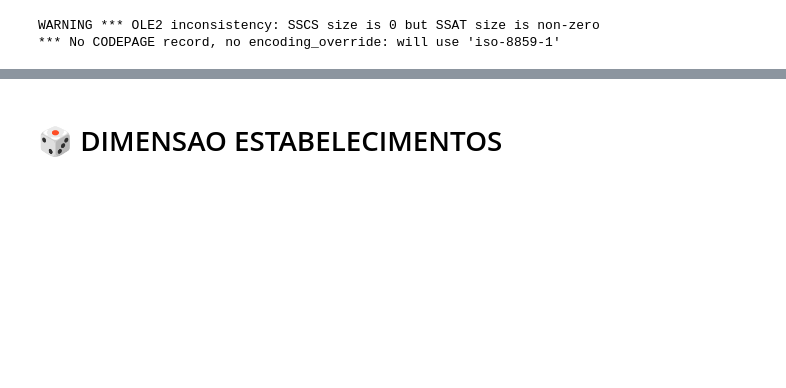
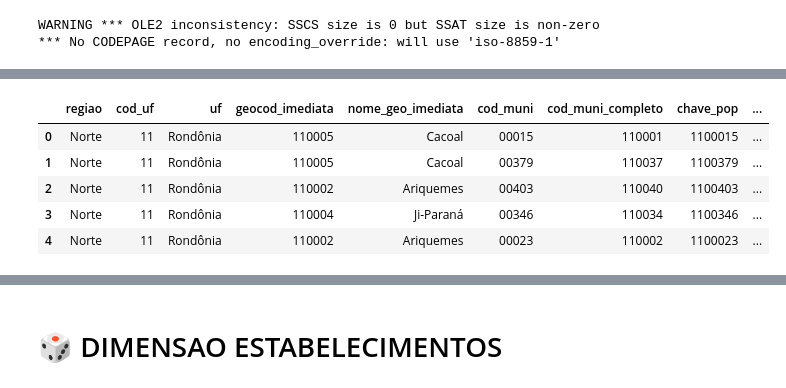
Before and after one commit to carolinegug/sinasc, a Jupyter notebook: sinasc_bases.ipynb, the cells around one changed output, grey strips where cells are left out. Saved outputs shown, nothing was run; the diff lists cells and outputs as text; code cells hidden in the pictures; blank space fills up the shorter version.

```diff
--- a/sinasc_bases.ipynb
+++ b/sinasc_bases.ipynb
@@ -301,0 +392,26 @@ df_muni.head()
+# %%
+#agregando os dados de região imediata aos dados do município
+df_muni = df_muni.merge(df_regiao_imediata[['geocod_muni', 'geocod_imediata', 'nome_geo_imediata']],
+                                  left_on='chave_pop', right_on='geocod_muni', how='left')
+# %%
+colunas_finais_ordenadas = [
+    'regiao',
+    'cod_uf',
+    'uf',
+    'geocod_imediata',
+    'nome_geo_imediata',
+    'cod_muni',
+    'cod_muni_completo',
+    'chave_pop',
+    'nome_muni'
+]
+df_muni = df_muni[colunas_finais_ordenadas]
+# %%
+df_muni.head(5)
+# %% [output]
+|  | regiao | cod_uf | uf | geocod_imediata | nome_geo_imediata | cod_muni | cod_muni_completo | chave_pop | ... |
+| 0 | Norte | 11 | Rondônia | 110005 | Cacoal | 00015 | 110001 | 1100015 | ... |
+| 1 | Norte | 11 | Rondônia | 110005 | Cacoal | 00379 | 110037 | 1100379 | ... |
+| 2 | Norte | 11 | Rondônia | 110002 | Ariquemes | 00403 | 110040 | 1100403 | ... |
+| 3 | Norte | 11 | Rondônia | 110004 | Ji-Paraná | 00346 | 110034 | 1100346 | ... |
+| 4 | Norte | 11 | Rondônia | 110002 | Ariquemes | 00023 | 110002 | 1100023 | ... |
```
Also changed, not shown: parts of 77 cells of this notebook.
